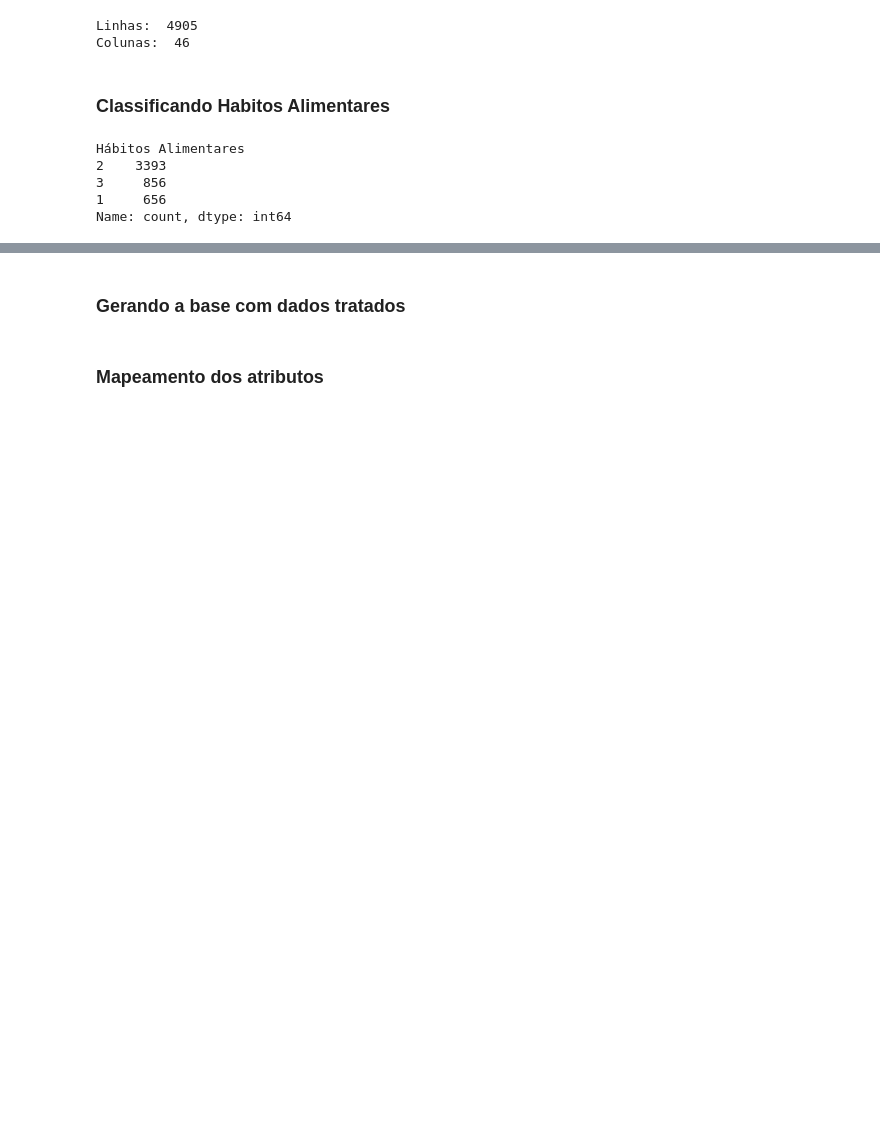
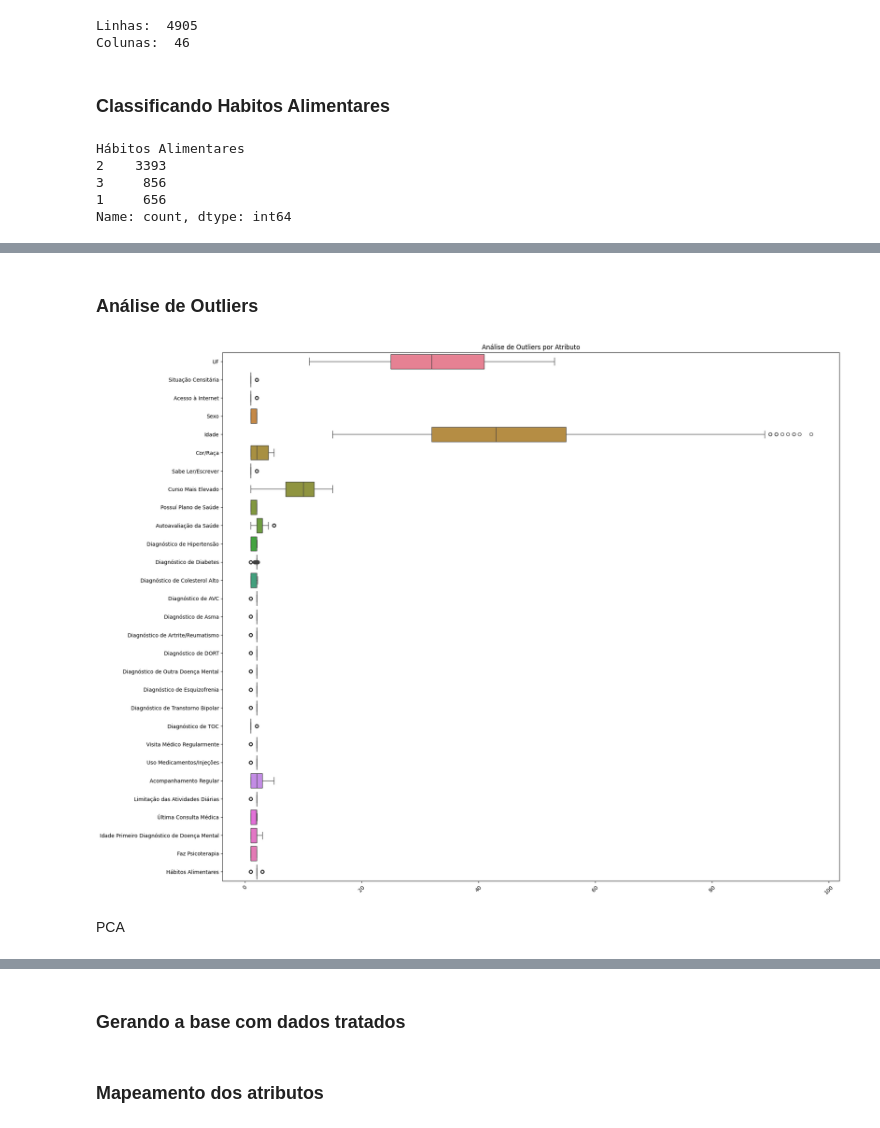
Before and after one commit to IgorLorentz/TOC-TDAH, a Jupyter notebook: tratamento_dados.ipynb, the cells around one changed output, grey strips where cells are left out. Saved outputs shown, nothing was run; the diff lists cells and outputs as text; code cells hidden in the pictures; blank space fills up the shorter version.

```diff
--- a/tratamento_dados.ipynb
+++ b/tratamento_dados.ipynb
@@ -211,0 +269,30 @@ data = data.drop([
+# %%
+meanDiabetes = np.mean(data["Diagnóstico de Diabetes"])
+stdDiabetes = np.std(data["Diagnóstico de Diabetes"], ddof=1)
+
+topDiabetes = meanDiabetes + stdDiabetes
+bottomDiabetes = meanDiabetes - stdDiabetes
+
+data.loc[data['Diagnóstico de Diabetes'].isna(), 'Diagnóstico de Diabetes'] = np.random.uniform(
+    bottomDiabetes, topDiabetes, size=data['Diagnóstico de Diabetes'].isna().sum()
+    )
+# %%
+meanColesterol = np.mean(data["Diagnóstico de Colesterol Alto"])
+stdColesterol = np.std(data["Diagnóstico de Colesterol Alto"], ddof=1)
+
+topColesterol = meanColesterol + stdColesterol
+bottomColesterol = meanColesterol - stdColesterol
+
+data.loc[data['Diagnóstico de Colesterol Alto'].isna(), 'Diagnóstico de Colesterol Alto'] = np.random.uniform(
+    bottomColesterol, topColesterol, size=data['Diagnóstico de Colesterol Alto'].isna().sum()
+    )
+# %%
+meanConsulta = np.mean(data["Última Consulta Médica"])
+stdConsulta = np.std(data["Última Consulta Médica"], ddof=1)
+
+topConsulta = meanConsulta + stdConsulta
+bottomConsulta = meanConsulta - stdConsulta
+
+data.loc[data['Última Consulta Médica'].isna(), 'Última Consulta Médica'] = np.random.uniform(
+    bottomConsulta, topConsulta, size=data['Última Consulta Médica'].isna().sum()
+    )
@@ -211,0 +320,2 @@ data = data.drop([
+# %% [markdown]
+### Análise de Outliers
@@ -211,0 +325,13 @@ data = data.drop([
+# %%
+numericCols = data.select_dtypes(include=['number']).columns
+# %%
+plt.figure(figsize=(20, 15))
+sns.boxplot(data=data[numericCols], orient="h")
+plt.xticks(rotation=45)
+plt.title('Análise de Outliers por Atributo')
+plt.tight_layout()
+plt.show()
+# %% [output]
+[figure, added]
+# %% [markdown]
+PCA
```
Also changed, not shown: parts of 29 cells of this notebook.
